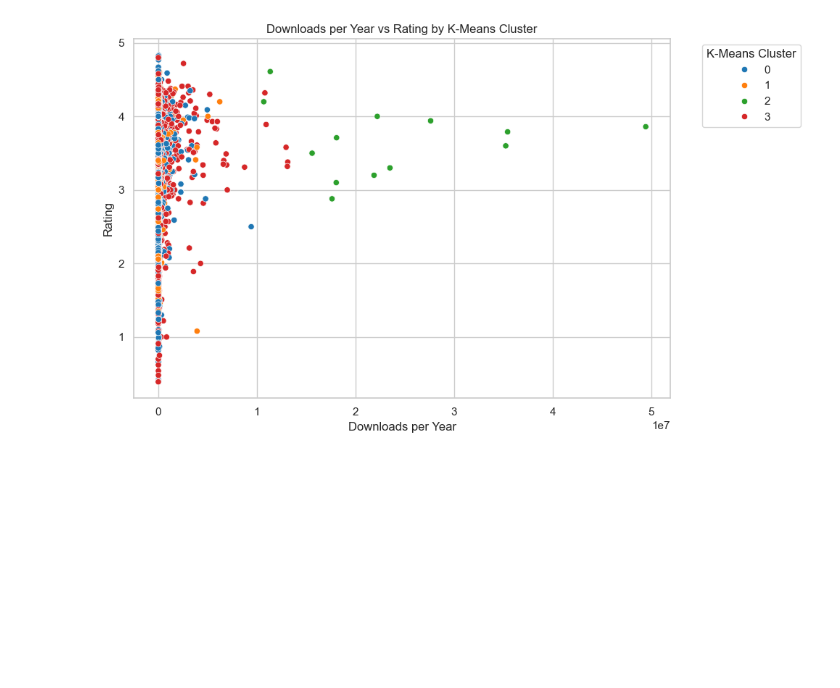
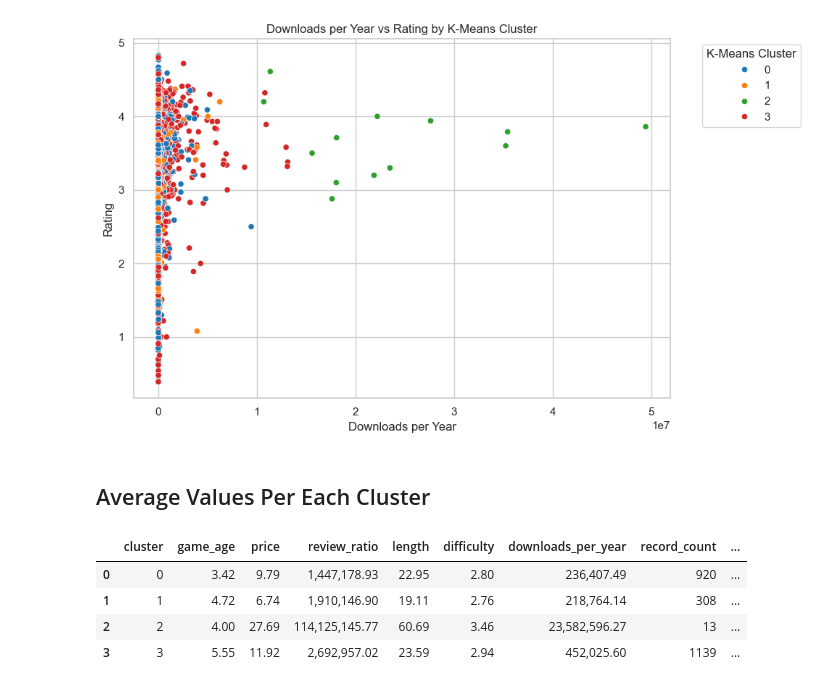
Before and after one commit to nuwanwixx/MDSAI25_ADM_MiniProject, a Jupyter notebook: besSelling_steam_games_analysis.ipynb, the cells around one changed output. Drawn from its saved outputs; the diff is of its cells as text; code cells hidden in the pictures; blank space fills up the shorter version.

```diff
--- a/besSelling_steam_games_analysis.ipynb
+++ b/besSelling_steam_games_analysis.ipynb
@@ -1041,3 +1080,47 @@ plt.show()
 [figure]
 [figure]
 [figure]
+# %% [markdown]
+## Average Values Per Each Cluster
+# %%
+pd.set_option('display.expand_frame_repr', False)
+pd.set_option('display.max_colwidth', None)
+pd.set_option('display.colheader_justify', 'center')
+
+# Calculate mean values for each cluster
+cluster_means = df_copy.groupby('cluster').agg({
+    'game_age': 'mean',
+    'price': 'mean',
+    'review_ratio': 'mean',
+    'length': 'mean',
+    'difficulty': 'mean',
+    'downloads_per_year': 'mean'
+})
+
+# Calculate the count of records per cluster
+cluster_counts = df_copy['cluster'].value_counts().sort_index().rename('record_count')
+
+# Merge the counts into the cluster_means DataFrame
+cluster_means = cluster_means.merge(cluster_counts, left_index=True, right_index=True)
+
+
+from collections import Counter
+
+def top_tags(series, n=5):
+    tags = series.str.split(', ').explode()
+    most_common = Counter(tags).most_common(n)
+    # Use ', ' for separation as requested by previous output format
+    return ', '.join([f"{tag} ({count})" for tag, count in most_common])
+
+cluster_means['top_user_defined_tags'] = (
+    df_copy.groupby('cluster')['user_defined_tags']
+    .apply(lambda x: top_tags(x, n=5))
+)
+
+display(cluster_means.reset_index())
+# %% [output]
+|  | cluster | game_age | price | review_ratio | length | difficulty | downloads_per_year | record_count | ... |
+| 0 | 0 | 3.42 | 9.79 | 1,447,178.93 | 22.95 | 2.80 | 236,407.49 | 920 | ... |
+| 1 | 1 | 4.72 | 6.74 | 1,910,146.90 | 19.11 | 2.76 | 218,764.14 | 308 | ... |
+| 2 | 2 | 4.00 | 27.69 | 114,125,145.77 | 60.69 | 3.46 | 23,582,596.27 | 13 | ... |
+| 3 | 3 | 5.55 | 11.92 | 2,692,957.02 | 23.59 | 2.94 | 452,025.60 | 1139 | ... |
```
Also changed, not shown: parts of 11 cells of this notebook.
